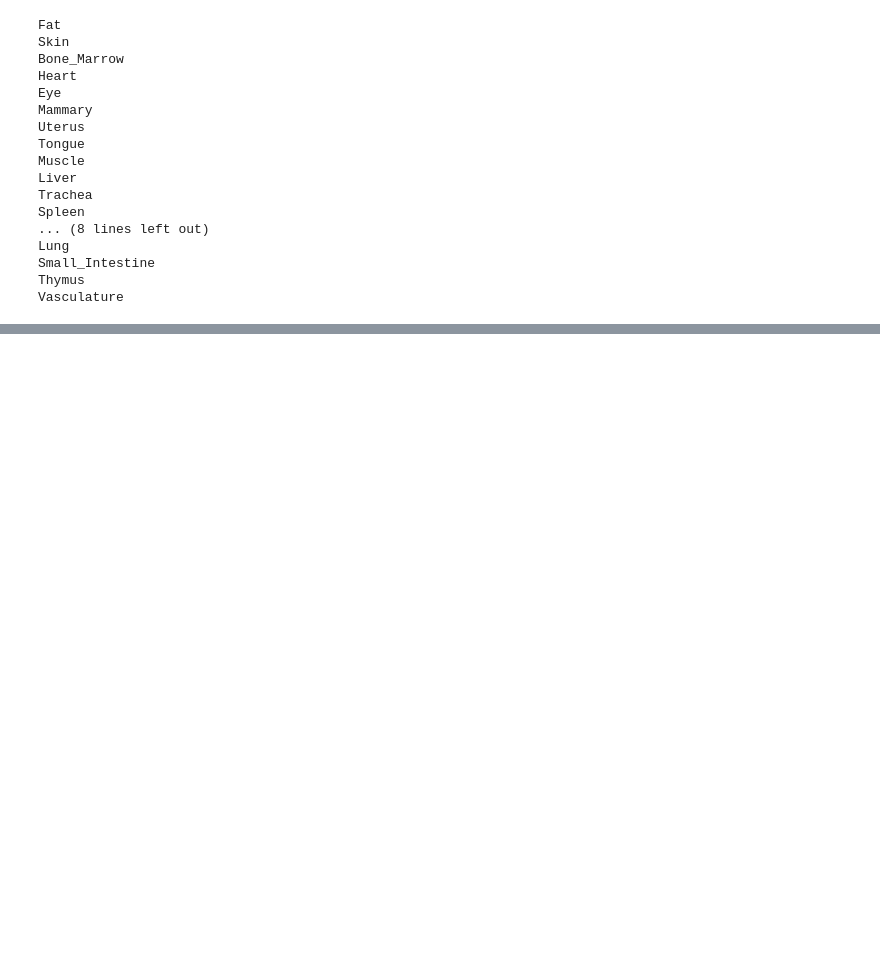
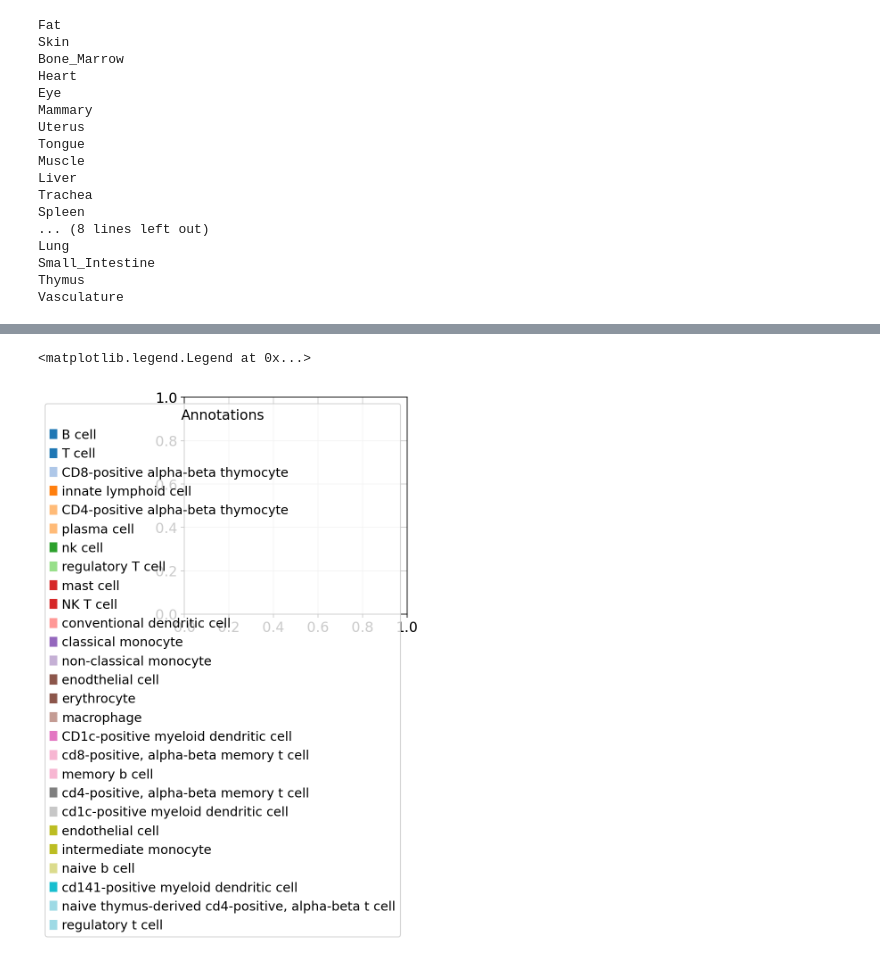
Before and after one commit to daklab/Leaflet-analysis, a Jupyter notebook: tabula_sapien/01_scanpy_workflow.ipynb, the cells around one changed output, grey strips where cells are left out. Cells and saved outputs as stored; diff of their text form; code cells hidden in the pictures; blank space fills up the shorter version.

```diff
--- a/tabula_sapien/01_scanpy_workflow.ipynb
+++ b/tabula_sapien/01_scanpy_workflow.ipynb
@@ -205,0 +332,5 @@ ss2[ss2.index.isin(tsp1_bams.filename)]
+# %%
+plt.legend(handles=legend_handles, title='Annotations')
+# %% [output]
+<matplotlib.legend.Legend at 0x...>
+[figure, added]
```
Also changed, not shown: parts of 18 cells of this notebook, 6 other files.
